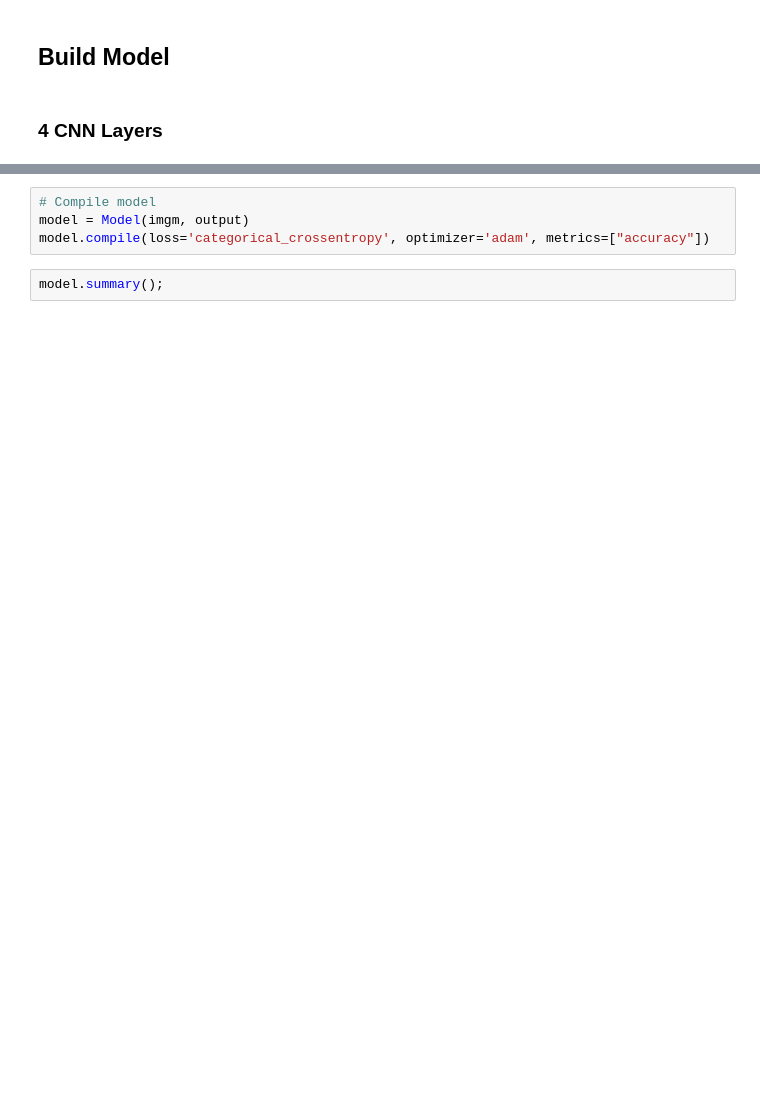
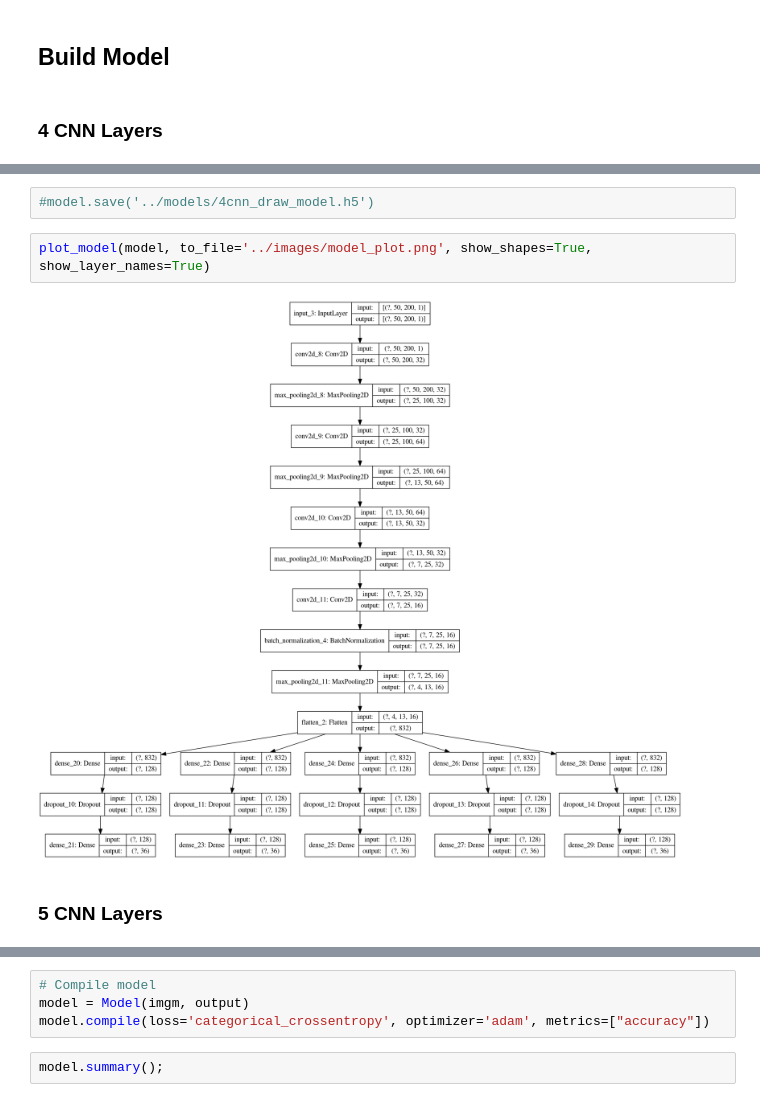
Before and after one commit to rzhao97/captcha, a Jupyter notebook: notebooks/webapp_model.ipynb, the cells around one changed output, grey strips where cells are left out. Saved outputs shown, nothing was run; the diff lists cells and outputs as text; blank space fills up the shorter version.

```diff
--- a/notebooks/webapp_model.ipynb
+++ b/notebooks/webapp_model.ipynb
@@ -155,0 +295,8 @@ for _ in range(5):
+# %%
+#model.save('../models/4cnn_draw_model.h5')
+# %%
+plot_model(model, to_file='../images/model_plot.png', show_shapes=True, show_layer_names=True)
+# %% [output]
+[figure, added]
+# %% [markdown]
+### 5 CNN Layers
```
Also changed, not shown: parts of 37 cells of this notebook, 2 other files.
